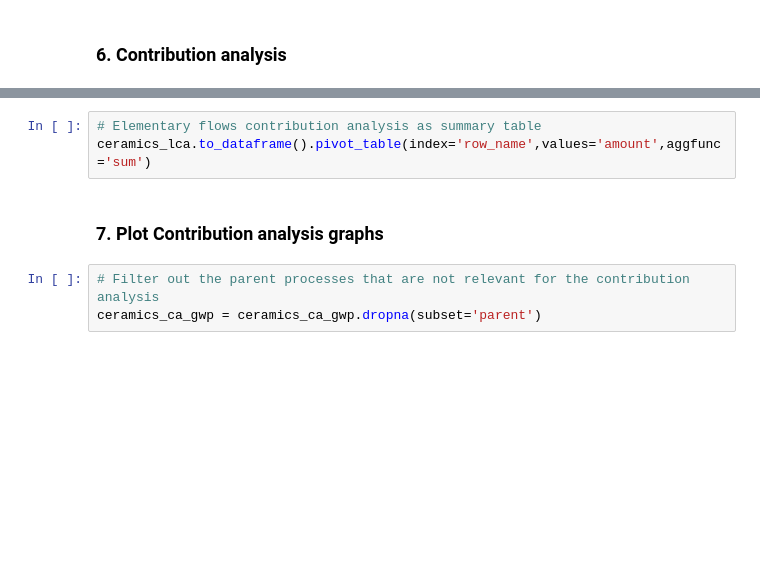
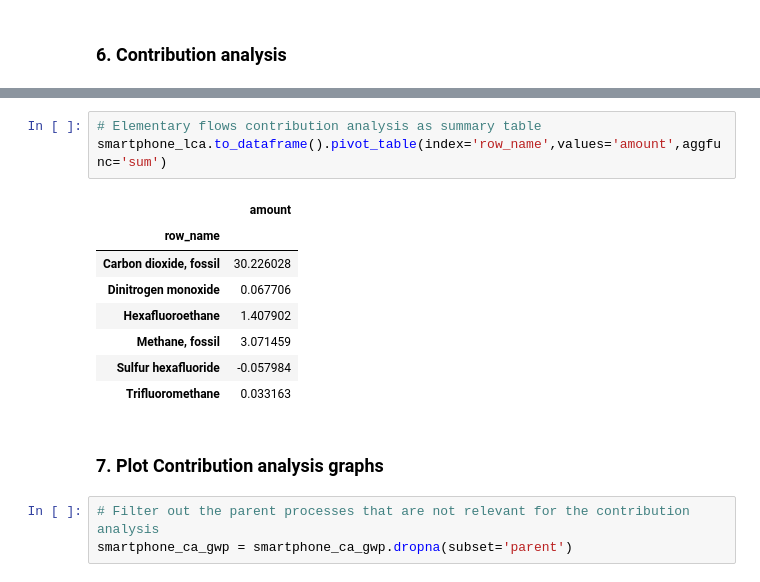
Before and after one commit to tfweber/LCA_Toolbox, a Jupyter notebook: 03_analysis.ipynb, the cells around one changed output, grey strips where cells are left out. Cells and saved outputs as stored; diff of their text form; blank space fills up the shorter version.

```diff
--- a/03_analysis.ipynb
+++ b/03_analysis.ipynb
@@ -96,10 +172,19 @@ ceramics_lca.to_dataframe().pivot_table(index=['col_name', 'row_name'], values='
 # %%
 # Elementary flows contribution analysis as summary table
-ceramics_lca.to_dataframe().pivot_table(index='row_name',values='amount',aggfunc='sum')
+smartphone_lca.to_dataframe().pivot_table(index='row_name',values='amount',aggfunc='sum')
+# %% [output]
+|  | amount |
+| row_name |  |
+| Carbon dioxide, fossil | 30.226028 |
+| Dinitrogen monoxide | 0.067706 |
+| Hexafluoroethane | 1.407902 |
+| Methane, fossil | 3.071459 |
+| Sulfur hexafluoride | -0.057984 |
+| Trifluoromethane | 0.033163 |
 # %% [markdown]
 ### 7. Plot Contribution analysis graphs
 # %%
 # Filter out the parent processes that are not relevant for the contribution analysis
-ceramics_ca_gwp = ceramics_ca_gwp.dropna(subset='parent')
+smartphone_ca_gwp = smartphone_ca_gwp.dropna(subset='parent')
 # %%
 f, ax = plt.subplots(figsize=(6, 3))
```
Also changed, not shown: parts of 11 cells of this notebook.
